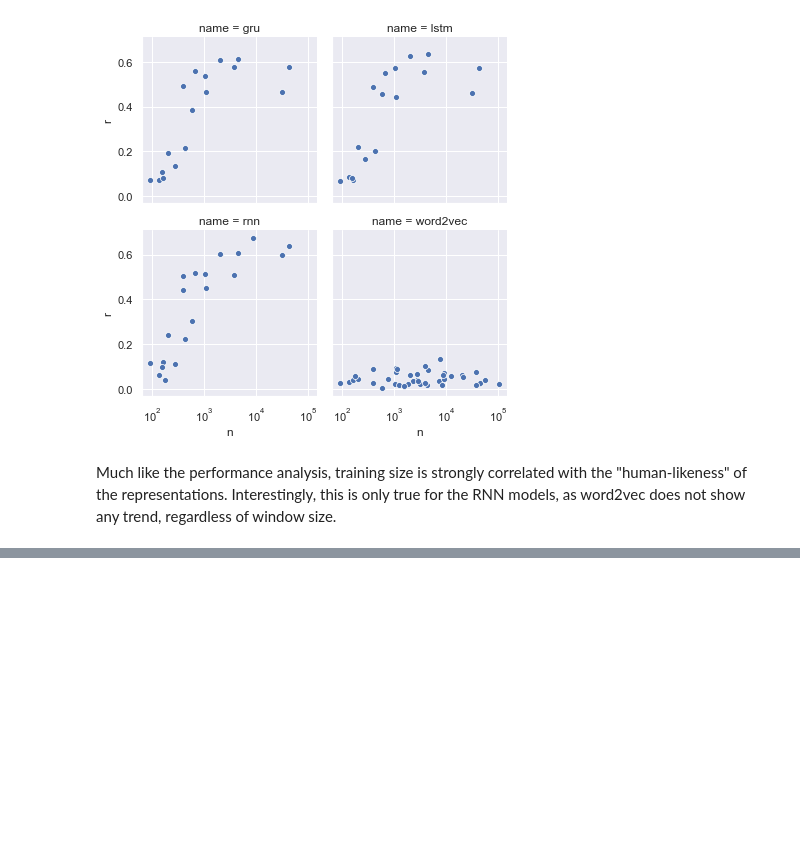
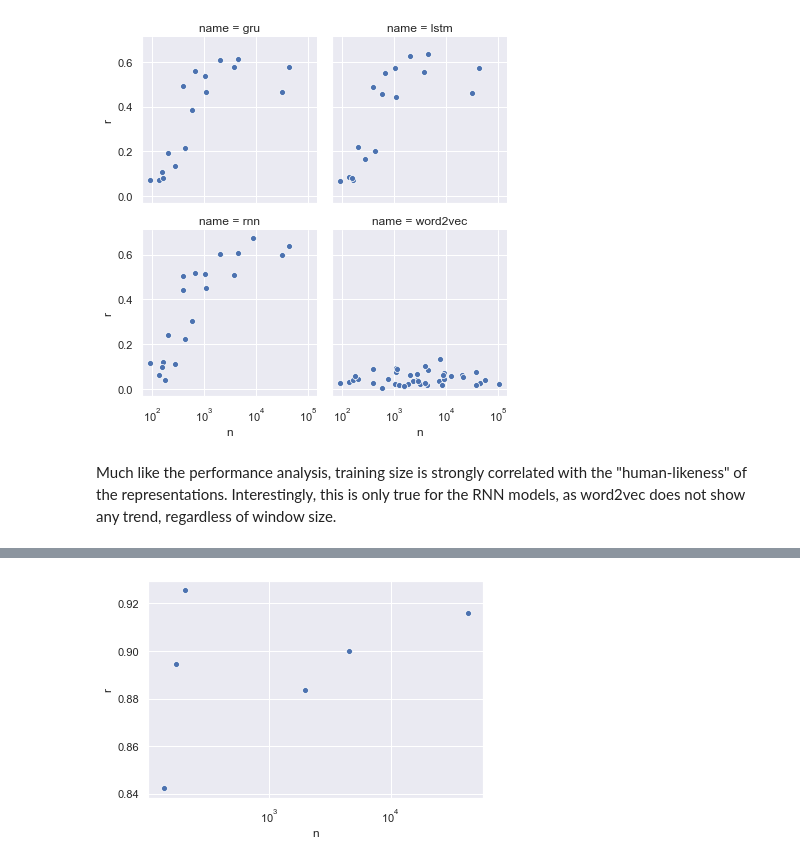
Before and after one commit to geoffbacon/phonological-features, a Jupyter notebook: src/Phonological-features.ipynb, the cells around one changed output, grey strips where cells are left out. Cells and saved outputs as stored; diff of their text form; code cells hidden in the pictures; blank space fills up the shorter version.

```diff
--- a/src/Phonological-features.ipynb
+++ b/src/Phonological-features.ipynb
@@ -251,0 +252,26 @@ Now I am interested in the extent to which the individual ground truth features
+# %%
+# Read in qvec results
+models = all_trained_phoneme_models()
+results = []
+for model in models:
+    if model["size"] != "groundTruth":
+        lg, name, epoch = model["lg"], model["name"], model["epoch"]
+        if "hidden" in model:
+            hyperparams = f"{model['size']}-{model['hidden']}"
+        else:
+            hyperparams = f"{model['size']}-{model['window']}"
+        filename = f"results/phoneme/qvec/{lg}/{name}/{hyperparams}/{epoch}.txt"
+        try:
+            with open(filename) as file:
+                model["r"] = file.read()
+            results.append(model)
+        except FileNotFoundError:
+            continue
+df = pd.DataFrame(results)
+df["r"] = df["r"].astype(float)
+df["n"] = df["lg"].apply(training_size)
+for column in ["level", "lg", "name"]:
+    df[column] = df[column].astype("category")
+for column in ["size", "epoch", "n"]:
+    df[column] = df[column].astype(int)
+df
@@ -251,0 +292,14 @@ Now I am interested in the extent to which the individual ground truth features
+# %%
+def relationship_between_qvec_and_hyperparams(sizes, names):
+    # Restrict analysis to certain models
+    size_restriction = df["size"].isin(sizes)
+    model_restriction = df["name"].isin(names)
+    subset = df[size_restriction & model_restriction]
+    qvec_by_lg = subset.groupby("lg")[["r", "n"]].mean()
+    grid = sns.scatterplot(data=qvec_by_lg, x="n", y="r")
+    grid.set(xscale="log");
+    return grid
+# %%
+relationship_between_qvec_and_hyperparams([10], ["word2vec", "rnn", "lstm", "gru"]);
+# %% [output]
+[figure, added]
```
Also changed, not shown: parts of 2 cells of this notebook, 1 other file.
